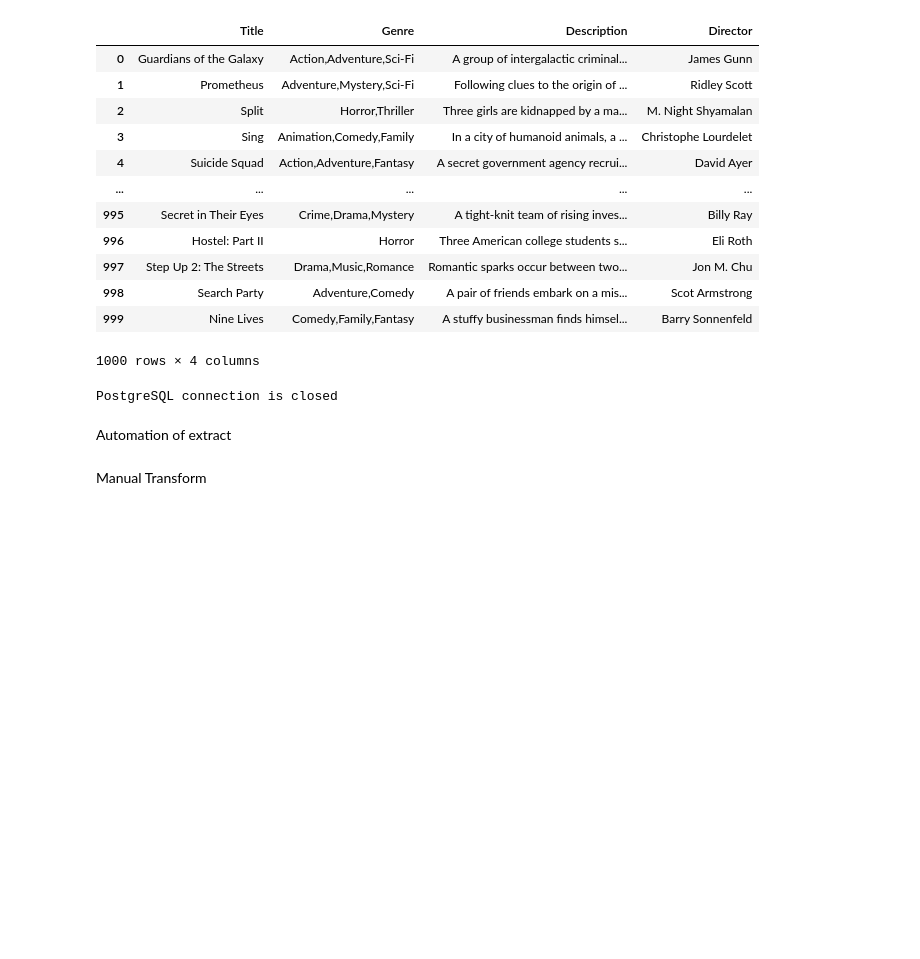
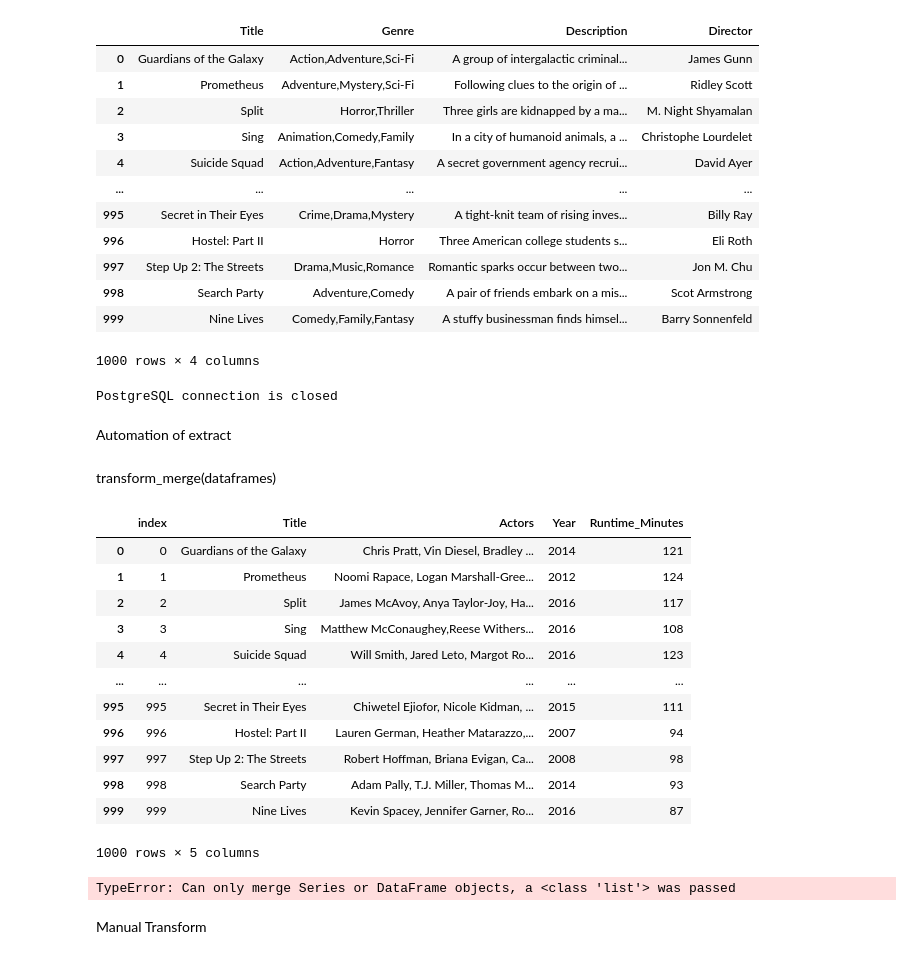
Before and after one commit to JessicaReay/ADF_data_eng_film, a Jupyter notebook: creation_jp.ipynb, the cells around one changed output. Drawn from its saved outputs; the diff is of its cells as text; code cells hidden in the pictures; blank space fills up the shorter version.

Commit message:
Finalising the pipeline

```diff
--- a/creation_jp.ipynb
+++ b/creation_jp.ipynb
@@ -365,6 +365,28 @@ def datalake_extraction(file_name, service_name, region_name, aws_access_key_id,
 def local_extraction(filepath):
     local_df = pd.read_csv(filepath)
     return local_df
+# %% [markdown]
+transform_merge(dataframes)
+# %%
+df1
+# %% [output]
+|  | index | Title | Actors | Year | Runtime_Minutes |
+| 0 | 0 | Guardians of the Galaxy | Chris Pratt, Vin Diesel, Bradley ... | 2014 | 121 |
+| 1 | 1 | Prometheus | Noomi Rapace, Logan Marshall-Gree... | 2012 | 124 |
+| 2 | 2 | Split | James McAvoy, Anya Taylor-Joy, Ha... | 2016 | 117 |
+| 3 | 3 | Sing | Matthew McConaughey,Reese Withers... | 2016 | 108 |
+| 4 | 4 | Suicide Squad | Will Smith, Jared Leto, Margot Ro... | 2016 | 123 |
+| ... | ... | ... | ... | ... | ... |
+| 995 | 995 | Secret in Their Eyes | Chiwetel Ejiofor, Nicole Kidman, ... | 2015 | 111 |
+| 996 | 996 | Hostel: Part II | Lauren German, Heather Matarazzo,... | 2007 | 94 |
+| 997 | 997 | Step Up 2: The Streets | Robert Hoffman, Briana Evigan, Ca... | 2008 | 98 |
+| 998 | 998 | Search Party | Adam Pally, T.J. Miller, Thomas M... | 2014 | 93 |
+| 999 | 999 | Nine Lives | Kevin Spacey, Jennifer Garner, Ro... | 2016 | 87 |
+1000 rows × 5 columns
+# %%
+final_df = pd.merge(pd.merge(transform_index(df1), transform_index(df2), left_index= True, right_index= True), transform_index(df3), left_index= True, right_index= True)
+# %% [output]
+TypeError: Can only merge Series or DataFrame objects, a <class 'list'> was passed
 # %% [markdown]
 Manual Transform
 # %%
```
Also changed, not shown: 11 other files.
